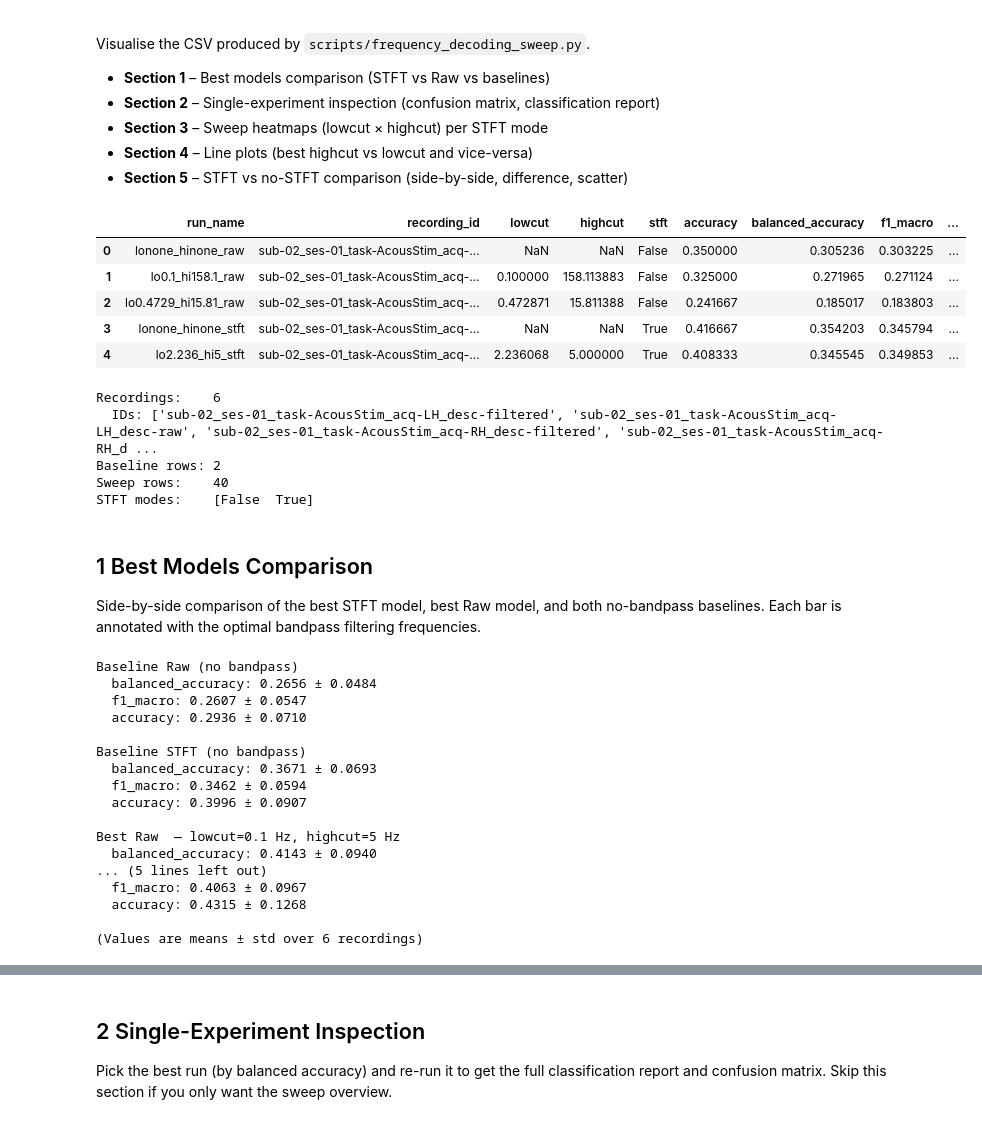
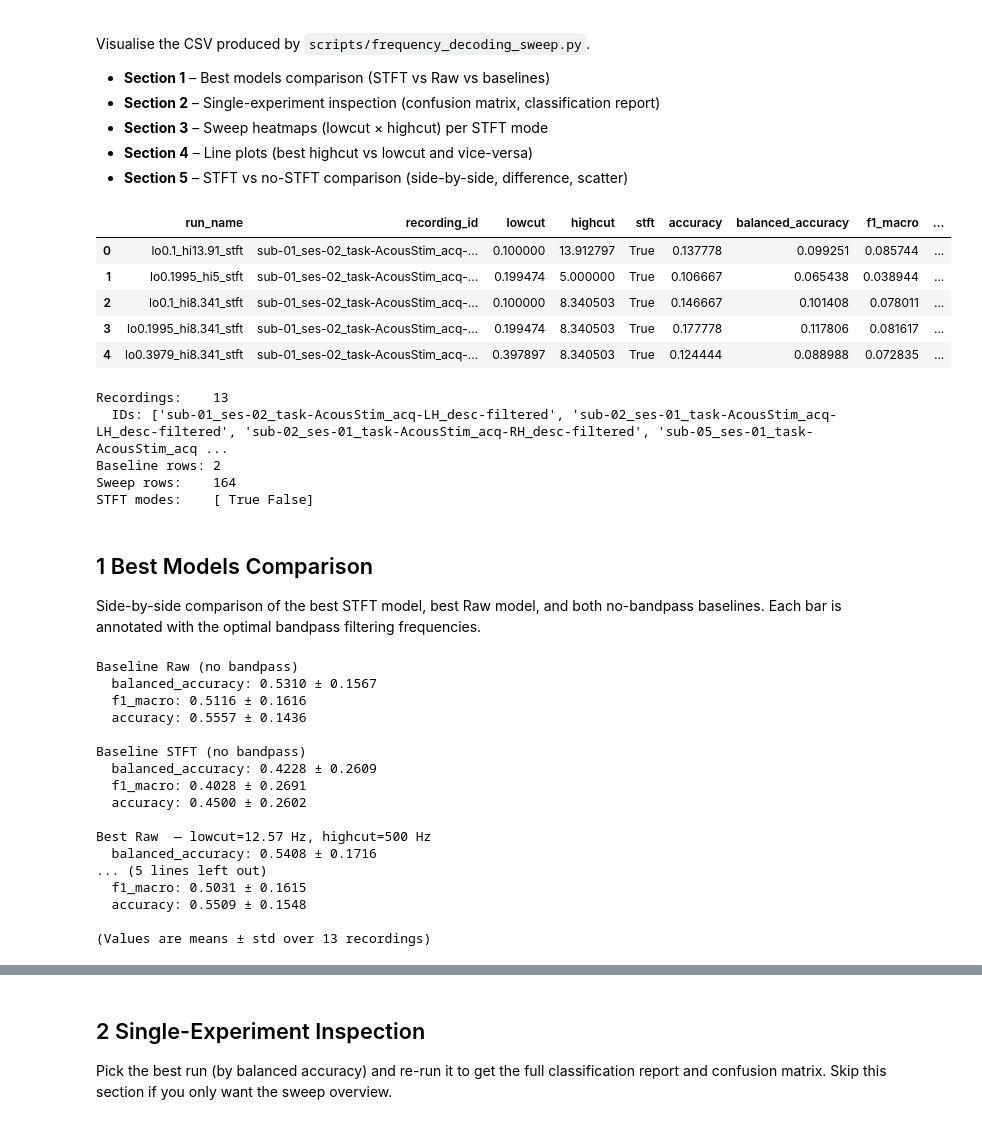
Before and after one commit to Neurosoft-Bioelectronics/auditorydecoding, a Jupyter notebook: notebooks/sweep_results_analysis.ipynb, the cells around one changed output, grey strips where cells are left out. Drawn from its saved outputs; the diff is of its cells as text; code cells hidden in the pictures.

```diff
--- a/notebooks/sweep_results_analysis.ipynb
+++ b/notebooks/sweep_results_analysis.ipynb
@@ -17,17 +17,16 @@ import matplotlib.pyplot as plt
 from matplotlib.colors import LogNorm
 from pathlib import Path
 # %%
-CSV_PATH = Path("../results/sweep.csv")
-
+CSV_PATH = Path("/home/mila/s/sobralm/auditorydecoding/results/frequency_decoding_sweep_filtered_9139891.csv")
 df = pd.read_csv(CSV_PATH)
 df.head()
 # %% [output]
 |  | run_name | recording_id | lowcut | highcut | stft | accuracy | balanced_accuracy | f1_macro | ... |
-| 0 | lonone_hinone_raw | sub-02_ses-01_task-AcousStim_acq-... | NaN | NaN | False | 0.350000 | 0.305236 | 0.303225 | ... |
-| 1 | lo0.1_hi158.1_raw | sub-02_ses-01_task-AcousStim_acq-... | 0.100000 | 158.113883 | False | 0.325000 | 0.271965 | 0.271124 | ... |
-| 2 | lo0.4729_hi15.81_raw | sub-02_ses-01_task-AcousStim_acq-... | 0.472871 | 15.811388 | False | 0.241667 | 0.185017 | 0.183803 | ... |
-| 3 | lonone_hinone_stft | sub-02_ses-01_task-AcousStim_acq-... | NaN | NaN | True | 0.416667 | 0.354203 | 0.345794 | ... |
-| 4 | lo2.236_hi5_stft | sub-02_ses-01_task-AcousStim_acq-... | 2.236068 | 5.000000 | True | 0.408333 | 0.345545 | 0.349853 | ... |
+| 0 | lo0.1_hi13.91_stft | sub-01_ses-02_task-AcousStim_acq-... | 0.100000 | 13.912797 | True | 0.137778 | 0.099251 | 0.085744 | ... |
+| 1 | lo0.1995_hi5_stft | sub-01_ses-02_task-AcousStim_acq-... | 0.199474 | 5.000000 | True | 0.106667 | 0.065438 | 0.038944 | ... |
+| 2 | lo0.1_hi8.341_stft | sub-01_ses-02_task-AcousStim_acq-... | 0.100000 | 8.340503 | True | 0.146667 | 0.101408 | 0.078011 | ... |
+| 3 | lo0.1995_hi8.341_stft | sub-01_ses-02_task-AcousStim_acq-... | 0.199474 | 8.340503 | True | 0.177778 | 0.117806 | 0.081617 | ... |
+| 4 | lo0.3979_hi8.341_stft | sub-01_ses-02_task-AcousStim_acq-... | 0.397897 | 8.340503 | True | 0.124444 | 0.088988 | 0.072835 | ... |
 # %%
 METRICS = ["balanced_accuracy", "f1_macro", "accuracy"]
 
@@ -67,11 +66,11 @@ print(f"Baseline rows: {len(baseline)}")
 print(f"Sweep rows:    {len(sweep)}")
 print(f"STFT modes:    {sweep['stft'].unique()}")
 # %% [output]
-Recordings:    6
-  IDs: ['sub-02_ses-01_task-AcousStim_acq-LH_desc-filtered', 'sub-02_ses-01_task-AcousStim_acq-LH_desc-raw', 'sub-02_ses-01_task-AcousStim_acq-RH_desc-filtered', 'sub-02_ses-01_task-AcousStim_acq-RH_d ...
+Recordings:    13
+  IDs: ['sub-01_ses-02_task-AcousStim_acq-LH_desc-filtered', 'sub-02_ses-01_task-AcousStim_acq-LH_desc-filtered', 'sub-02_ses-01_task-AcousStim_acq-RH_desc-filtered', 'sub-05_ses-01_task-AcousStim_acq ...
 Baseline rows: 2
-Sweep rows:    40
-STFT modes:    [False  True]
+Sweep rows:    164
+STFT modes:    [ True False]
 # %% [markdown]
 ## 1  Best Models Comparison
 
@@ -141,22 +140,22 @@ if n_recordings > 1:
     print(f"\n(Values are means ± std over {n_recordings} recordings)")
 # %% [output]
 Baseline Raw (no bandpass)
-  balanced_accuracy: 0.2656 ± 0.0484
-  f1_macro: 0.2607 ± 0.0547
-  accuracy: 0.2936 ± 0.0710
+  balanced_accuracy: 0.5310 ± 0.1567
+  f1_macro: 0.5116 ± 0.1616
+  accuracy: 0.5557 ± 0.1436
 
 Baseline STFT (no bandpass)
-  balanced_accuracy: 0.3671 ± 0.0693
-  f1_macro: 0.3462 ± 0.0594
-  accuracy: 0.3996 ± 0.0907
+  balanced_accuracy: 0.4228 ± 0.2609
+  f1_macro: 0.4028 ± 0.2691
+  accuracy: 0.4500 ± 0.2602
 
-Best Raw  — lowcut=0.1 Hz, highcut=5 Hz
-  balanced_accuracy: 0.4143 ± 0.0940
+Best Raw  — lowcut=12.57 Hz, highcut=500 Hz
+  balanced_accuracy: 0.5408 ± 0.1716
 ... (5 lines left out)
-  f1_macro: 0.4063 ± 0.0967
-  accuracy: 0.4315 ± 0.1268
+  f1_macro: 0.5031 ± 0.1615
+  accuracy: 0.5509 ± 0.1548
 
-(Values are means ± std over 6 recordings)
+(Values are means ± std over 13 recordings)
 # %%
 labels = list(models.keys())
 n_models = len(labels)
```
Also changed, not shown: parts of 3 cells of this notebook, 1 other file.
